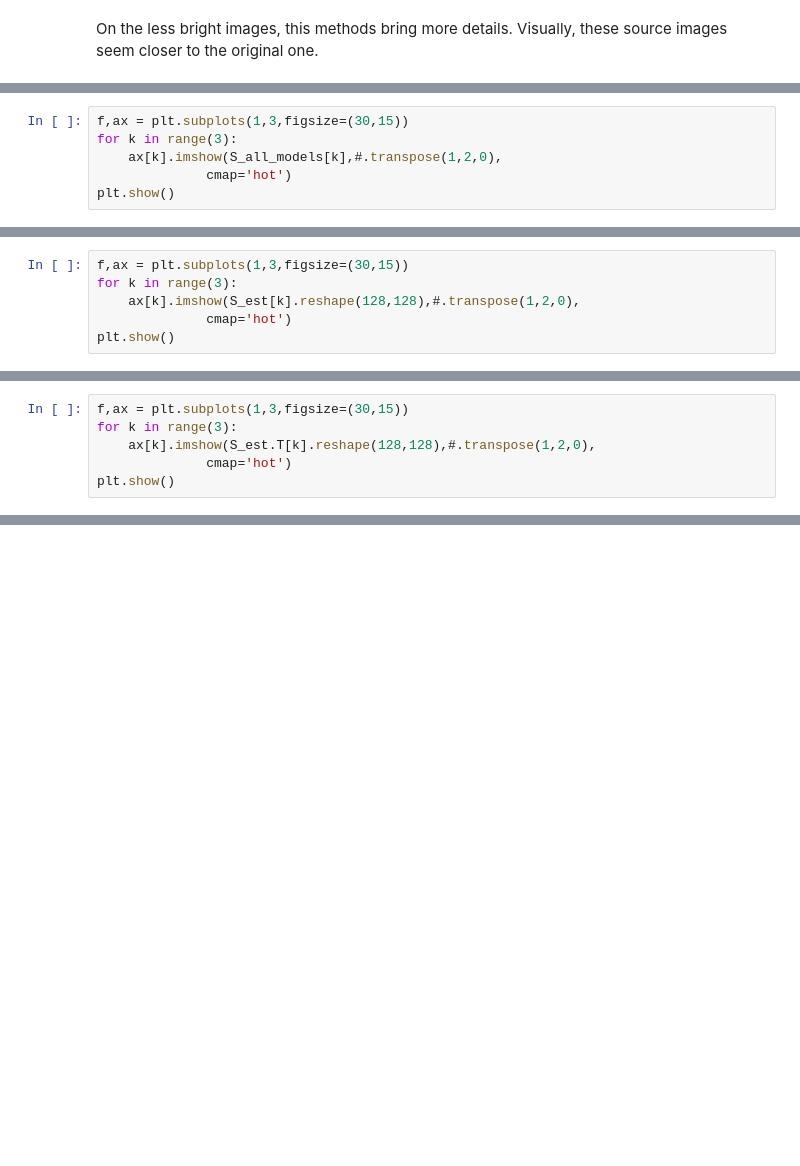
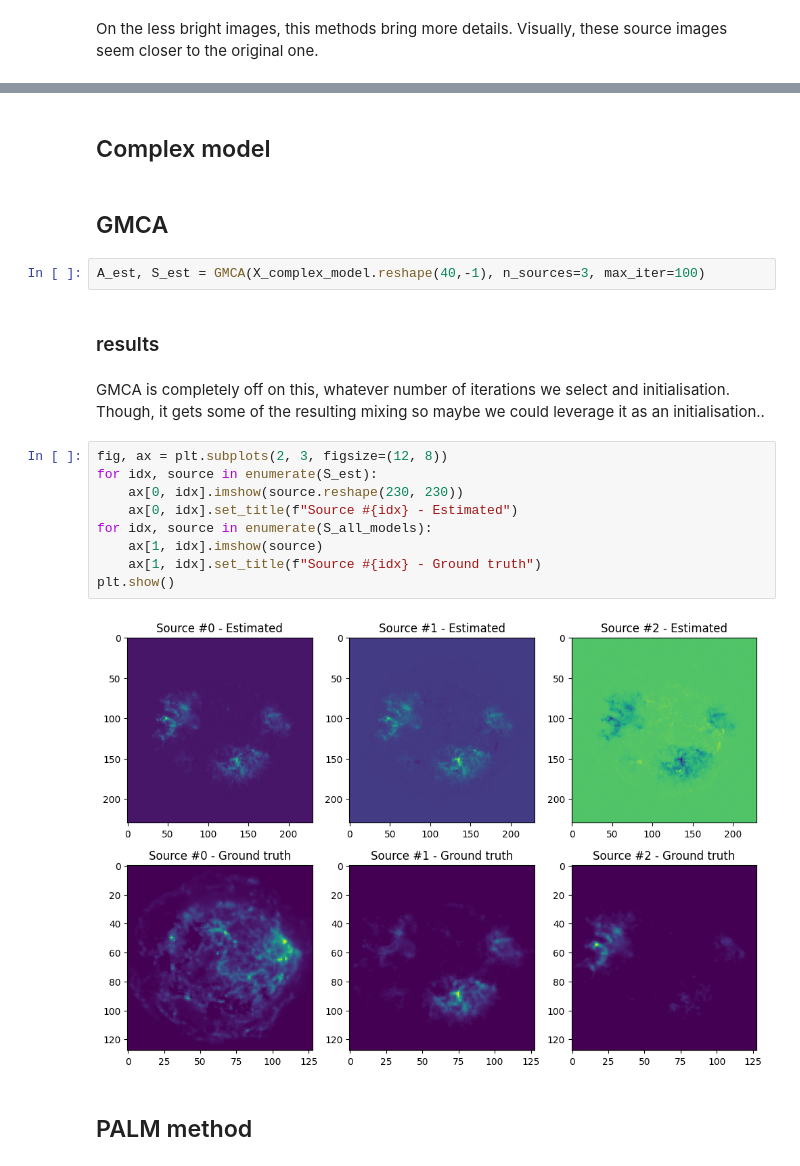
Before and after one commit to plbrbr/bss-project-2024, a Jupyter notebook: experiments.ipynb, the cells around one changed output, grey strips where cells are left out. Saved outputs shown, nothing was run; the diff lists cells and outputs as text; blank space fills up the shorter version.

```diff
--- a/experiments.ipynb
+++ b/experiments.ipynb
@@ -197,6 +194,0 @@ On the less bright images, this methods bring more details. Visually, these sour
-# %%
-f,ax = plt.subplots(1,3,figsize=(30,15))
-for k in range(3):
-    ax[k].imshow(S_all_models[k],#.transpose(1,2,0),
-              cmap='hot')
-plt.show()
@@ -207,6 +194,0 @@ plt.show()
-# %%
-f,ax = plt.subplots(1,3,figsize=(30,15))
-for k in range(3):
-    ax[k].imshow(S_est[k].reshape(128,128),#.transpose(1,2,0),
-              cmap='hot')
-plt.show()
@@ -226,6 +194,0 @@ S_est,it = ISTA_S(X_linear_model.reshape(40,-1),A_linear_model,S_all_models.resh
-# %%
-f,ax = plt.subplots(1,3,figsize=(30,15))
-for k in range(3):
-    ax[k].imshow(S_est.T[k].reshape(128,128),#.transpose(1,2,0),
-              cmap='hot')
-plt.show()
@@ -260,0 +195,23 @@ A_est,S_est,it
+# %% [markdown]
+## Complex model
+# %% [markdown]
+## GMCA
+# %%
+A_est, S_est = GMCA(X_complex_model.reshape(40,-1), n_sources=3, max_iter=100)
+# %% [markdown]
+### results
+# %% [markdown]
+GMCA is completely off on this, whatever number of iterations we select and initialisation. Though, it gets some of the resulting mixing so maybe we could leverage it as an initialisation..
+# %%
+fig, ax = plt.subplots(2, 3, figsize=(12, 8))
+for idx, source in enumerate(S_est):
+    ax[0, idx].imshow(source.reshape(230, 230))
+    ax[0, idx].set_title(f"Source #{idx} - Estimated")
+for idx, source in enumerate(S_all_models):
+    ax[1, idx].imshow(source)
+    ax[1, idx].set_title(f"Source #{idx} - Ground truth")
+plt.show()
+# %% [output]
+[figure, added]
+# %% [markdown]
+## PALM method
```
Also changed, not shown: parts of 45 cells of this notebook.
